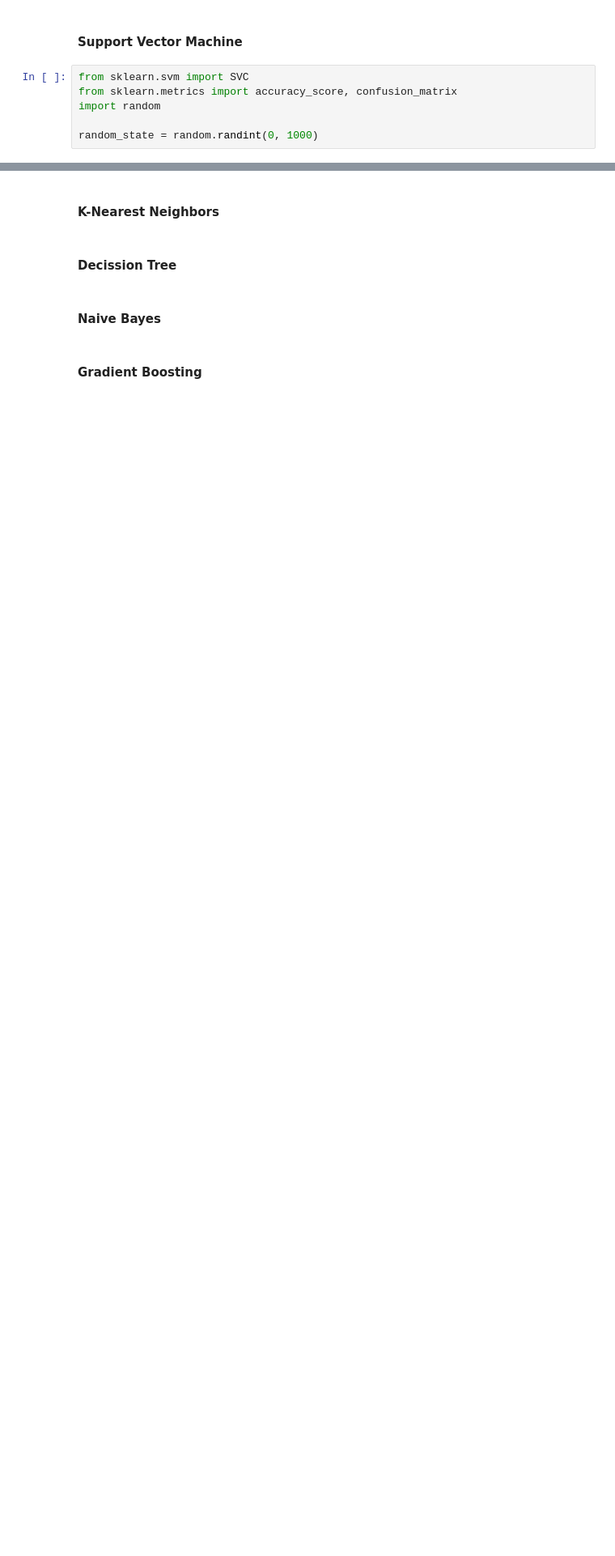
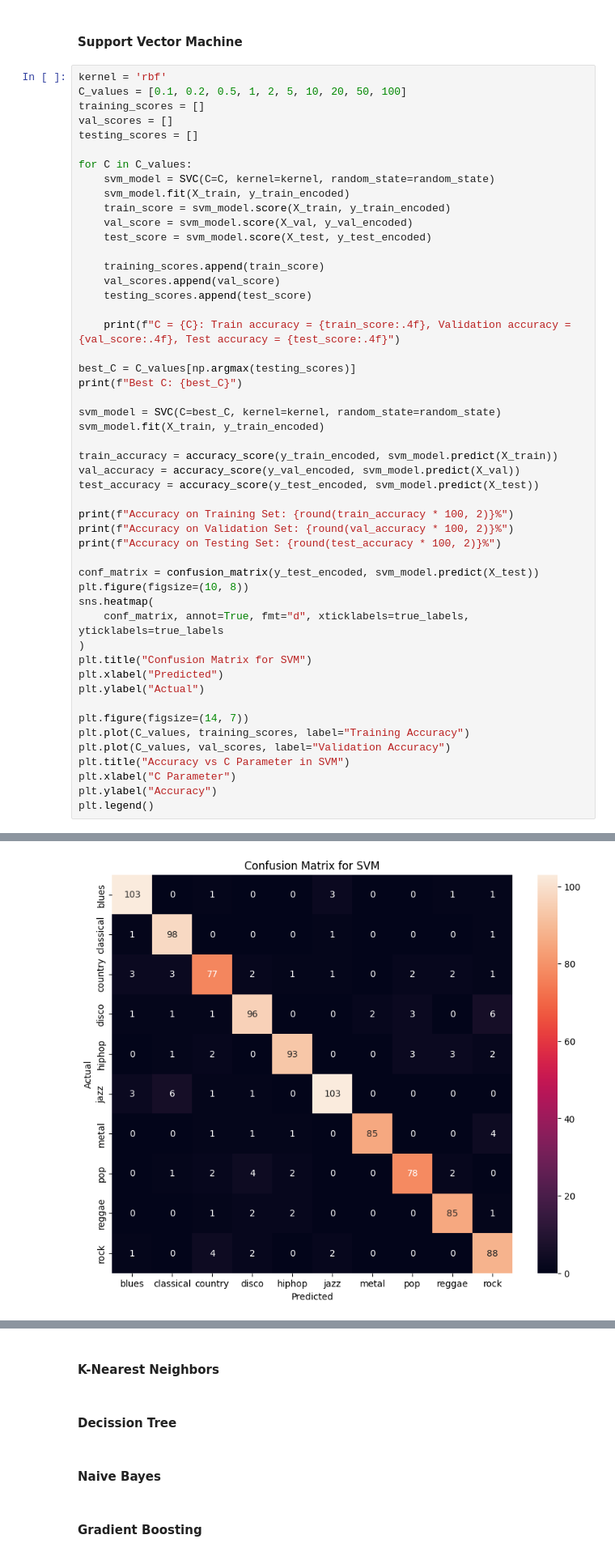
Before and after one commit to SimonStnn/Audionome, a Jupyter notebook: genreClassifier.ipynb, the cells around one changed output, grey strips where cells are left out. Shown at 81% size. Cells and saved outputs as stored; diff of their text form; blank space fills up the shorter version.

```diff
--- a/genreClassifier.ipynb
+++ b/genreClassifier.ipynb
@@ -510,8 +584,53 @@ plt.legend()
 # %% [markdown]
 #### Support Vector Machine
-# %%
-from sklearn.svm import SVC
-from sklearn.metrics import accuracy_score, confusion_matrix
-import random
-
-random_state = random.randint(0, 1000)
+# %%
+kernel = 'rbf'
+C_values = [0.1, 0.2, 0.5, 1, 2, 5, 10, 20, 50, 100]
+training_scores = []
+val_scores = []
+testing_scores = []
+
+for C in C_values:
+    svm_model = SVC(C=C, kernel=kernel, random_state=random_state)
+    svm_model.fit(X_train, y_train_encoded)
+    train_score = svm_model.score(X_train, y_train_encoded)
+    val_score = svm_model.score(X_val, y_val_encoded)
+    test_score = svm_model.score(X_test, y_test_encoded)
+
+    training_scores.append(train_score)
+    val_scores.append(val_score)
+    testing_scores.append(test_score)
+
+    print(f"C = {C}: Train accuracy = {train_score:.4f}, Validation accuracy = {val_score:.4f}, Test accuracy = {test_score:.4f}")
+
+best_C = C_values[np.argmax(testing_scores)]
+print(f"Best C: {best_C}")
+
+svm_model = SVC(C=best_C, kernel=kernel, random_state=random_state)
+svm_model.fit(X_train, y_train_encoded)
+
+train_accuracy = accuracy_score(y_train_encoded, svm_model.predict(X_train))
+val_accuracy = accuracy_score(y_val_encoded, svm_model.predict(X_val))
+test_accuracy = accuracy_score(y_test_encoded, svm_model.predict(X_test))
+
+print(f"Accuracy on Training Set: {round(train_accuracy * 100, 2)}%")
+print(f"Accuracy on Validation Set: {round(val_accuracy * 100, 2)}%")
+print(f"Accuracy on Testing Set: {round(test_accuracy * 100, 2)}%")
+
+conf_matrix = confusion_matrix(y_test_encoded, svm_model.predict(X_test))
+plt.figure(figsize=(10, 8))
+sns.heatmap(
+    conf_matrix, annot=True, fmt="d", xticklabels=true_labels, yticklabels=true_labels
+)
+plt.title("Confusion Matrix for SVM")
+plt.xlabel("Predicted")
+plt.ylabel("Actual")
+
+plt.figure(figsize=(14, 7))
+plt.plot(C_values, training_scores, label="Training Accuracy")
+plt.plot(C_values, val_scores, label="Validation Accuracy")
+plt.title("Accuracy vs C Parameter in SVM")
+plt.xlabel("C Parameter")
+plt.ylabel("Accuracy")
+plt.legend()
+# %% [output]
@@ -517,0 +652 @@ random_state = random.randint(0, 1000)
+[figure, added]
```
Also changed, not shown: parts of 11 cells of this notebook.
